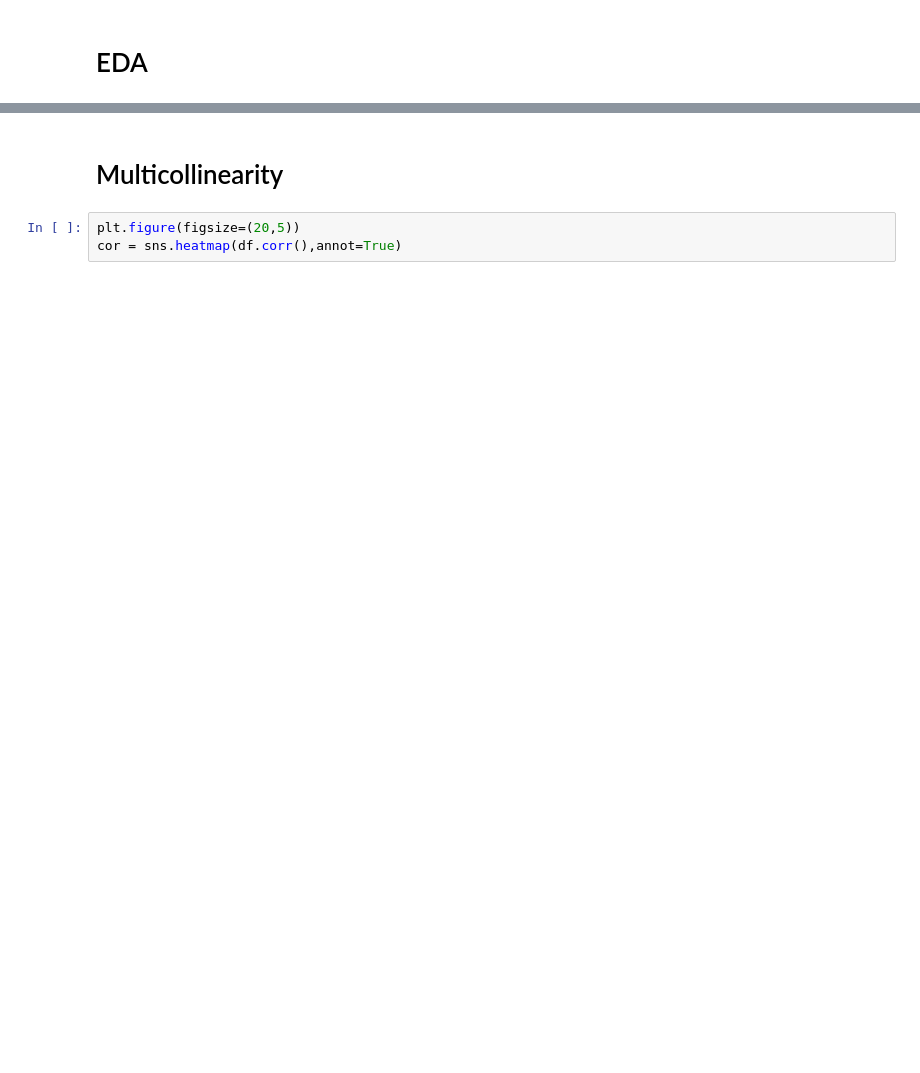
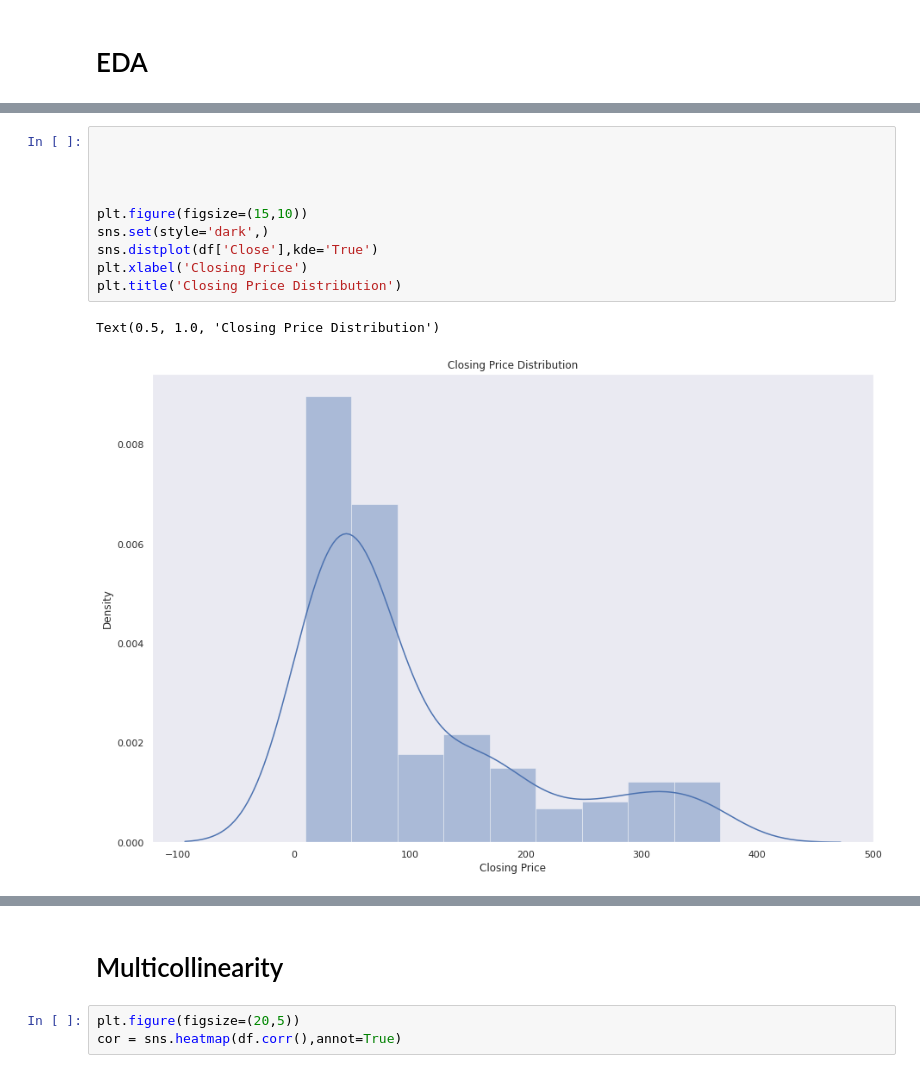
Before and after one commit to datawithkhushboo/Yes_bank_, a Jupyter notebook: Yes_bank_stock_closing_price_prediction.ipynb, the cells around one changed output, grey strips where cells are left out. Drawn from its saved outputs; the diff is of its cells as text; blank space fills up the shorter version.

```diff
--- a/Yes_bank_stock_closing_price_prediction.ipynb
+++ b/Yes_bank_stock_closing_price_prediction.ipynb
@@ -205 +192,14 @@ cd.head()
+# %%
+
+
+
+
+plt.figure(figsize=(15,10))
+sns.set(style='dark',)
+sns.distplot(df['Close'],kde='True')
+plt.xlabel('Closing Price')
+plt.title('Closing Price Distribution')
+# %% [output]
+Text(0.5, 1.0, 'Closing Price Distribution')
+[figure, added]
 # %%
```
Also changed, not shown: parts of 141 cells of this notebook.
